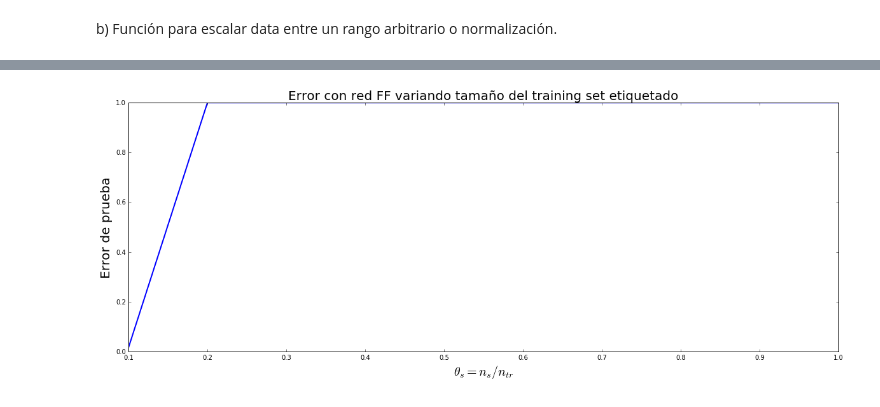
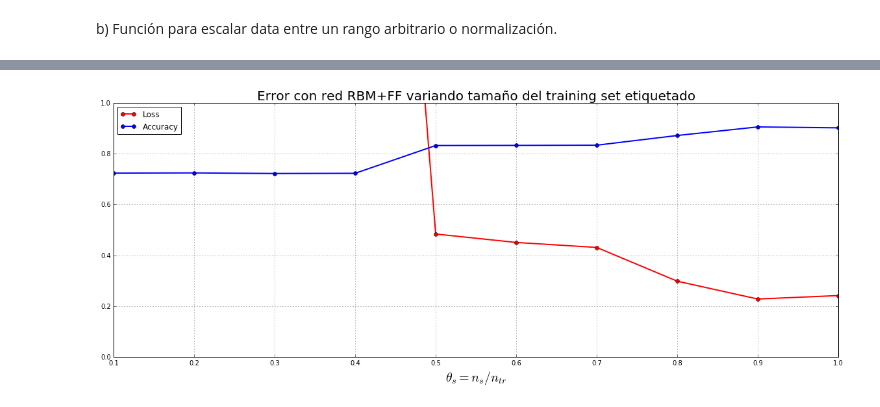
Before and after one commit to asazo/ANN, a Jupyter notebook: tarea2/pregunta2.ipynb, the cells around one changed output, grey strips where cells are left out. Drawn from its saved outputs; the diff is of its cells as text; code cells hidden in the pictures.

```diff
--- a/tarea2/pregunta2.ipynb
+++ b/tarea2/pregunta2.ipynb
@@ -132,13 +161,22 @@ Normalizing data (mean 0, std 1)
 # %%
 plt.figure(figsize=(20,7))
-thetas = np.linspace(0.1, 1, 10)
-errors = 1 - np.array([0.9844, 0, 0, 0, 0, 0, 0, 0, 0, 0])
-plt.title(u'Error con red FF variando tamaño del training set etiquetado', fontsize=20)
+score = np.array([[4.4196084509047955, 0.72383116337947229], [4.4055034453445341, 0.72456847458301099],
+                [4.4394828855419028, 0.72233082052570641], [4.3964983934053672, 0.72311099884400476],
+                [0.48378892842838628, 0.83260457615262029], [0.45056016894443207, 0.83313326793115983],
+                [0.43085911105526165, 0.83389629889662864],[0.29784013472614995, 0.87206218527586532],
+                [0.22757617234340544, 0.90586420740365003], [0.24125085612158553, 0.90226624000546696]])
+loss = score[:,0]
+accuracy = score[:,1]
+plt.title(u'Error con red RBM+FF variando tamaño del training set etiquetado', fontsize=20)
 plt.xlabel(r'$ \theta _s = n_s/n_{tr}$', fontsize=20)
-plt.ylabel(u'Error de prueba', fontsize=20)
+#plt.ylabel(u'Error de prueba', fontsize=20)
 plt.xticks(thetas)
 plt.xlim((0.1, 1))
-plt.plot(thetas, errors, lw=2)
+plt.ylim((0, 1))
+plt.plot(thetas, loss, 'ro-', lw=2, label="Loss")
+plt.plot(thetas, accuracy, 'bo-', lw=2, label="Accuracy")
+plt.grid()
+plt.legend(loc='best')
 plt.show()
 # %% [output]
-[figure, old version]
+[figure, new version]
```
Also changed, not shown: parts of 4 cells of this notebook, 1 other file.
